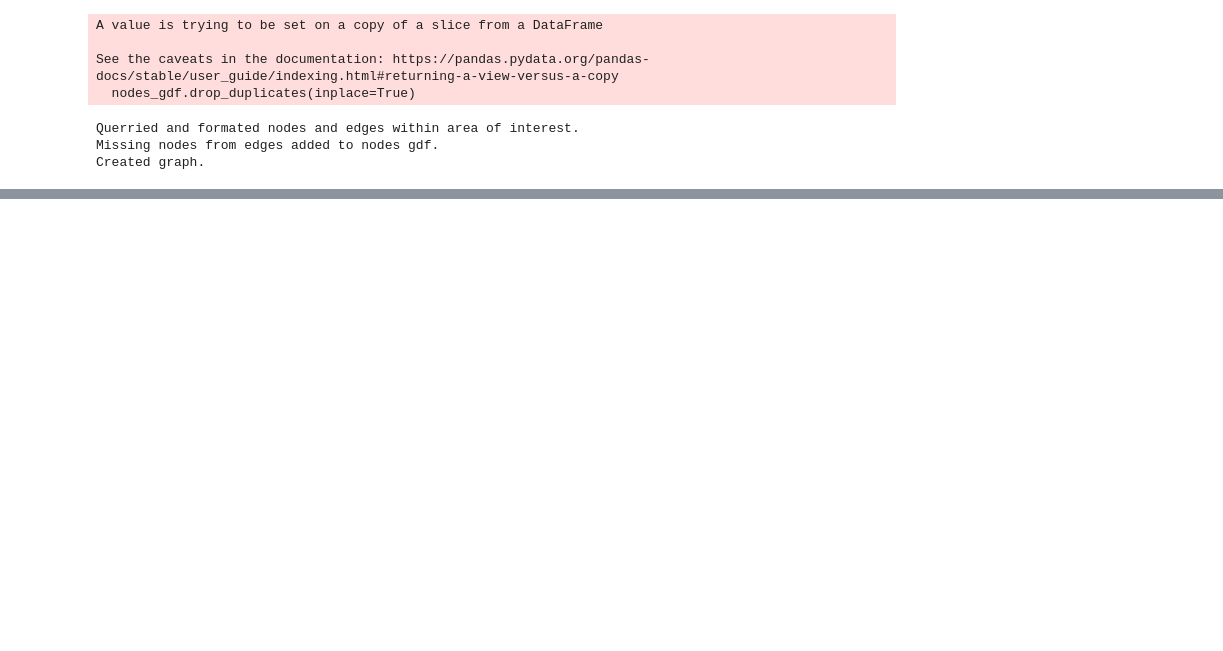
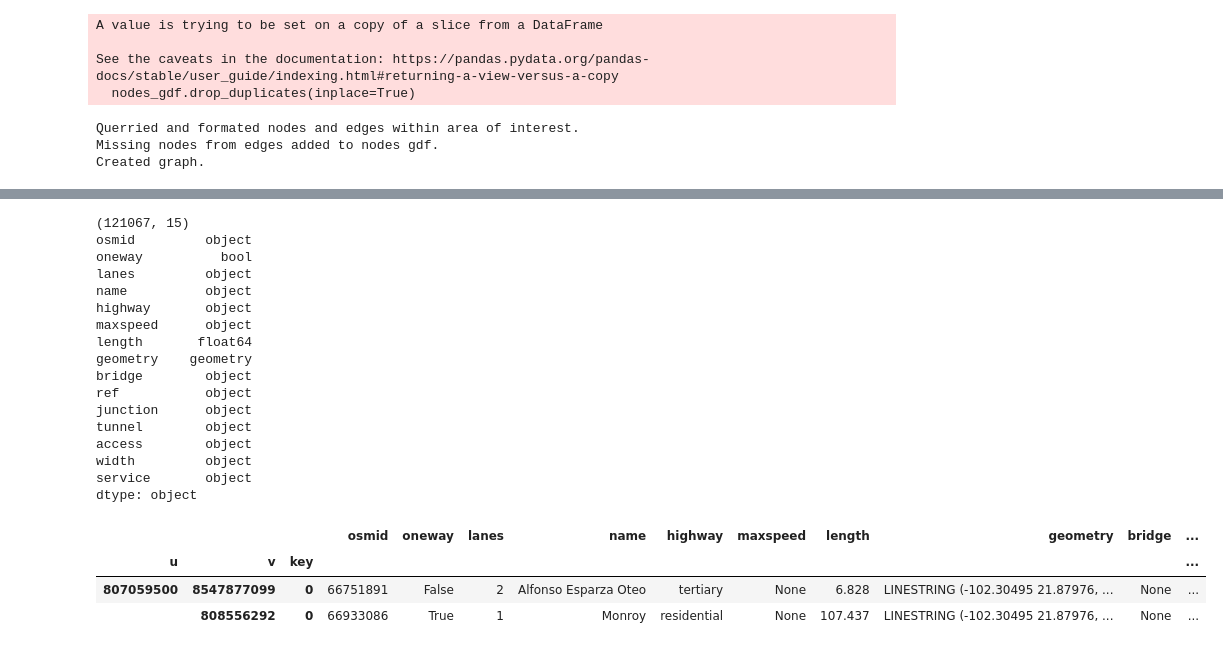
Before and after one commit to Observatorio-Ciudades/accesibilidad-urbana, a Jupyter notebook: notebooks/proximity_analysis_latam/prox_loading_osmnx 3 [Script 02_distance_amenities].ipynb, the cells around one changed output, grey strips where cells are left out. Saved outputs shown, nothing was run; the diff lists cells and outputs as text; code cells hidden in the pictures; blank space fills up the shorter version.

```diff
--- a/notebooks/proximity_analysis_latam/prox_loading_osmnx 3 [Script 02_distance_amenities].ipynb
+++ b/notebooks/proximity_analysis_latam/prox_loading_osmnx 3 [Script 02_distance_amenities].ipynb
@@ -385,0 +704,27 @@ KeyError: 1223786468
+# %%
+#Show
+print(edges_vsc.shape)
+print(edges_vsc.dtypes)
+edges_vsc.head(2)
+# %% [output]
+(121067, 15)
+osmid         object
+oneway          bool
+lanes         object
+name          object
+highway       object
+maxspeed      object
+length       float64
+geometry    geometry
+bridge        object
+ref           object
+junction      object
+tunnel        object
+access        object
+width         object
+service       object
+dtype: object
+|  |  |  | osmid | oneway | lanes | name | highway | maxspeed | length | geometry | bridge | ... |
+| u | v | key |  |  |  |  |  |  |  |  |  | ... |
+| 807059500 | 8547877099 | 0 | 66751891 | False | 2 | Alfonso Esparza Oteo | tertiary | None | 6.828 | LINESTRING (-102.30495 21.87976, ... | None | ... |
+|  | 808556292 | 0 | 66933086 | True | 1 | Monroy | residential | None | 107.437 | LINESTRING (-102.30495 21.87976, ... | None | ... |
```
Also changed, not shown: parts of 37 cells of this notebook, 1 other file.
